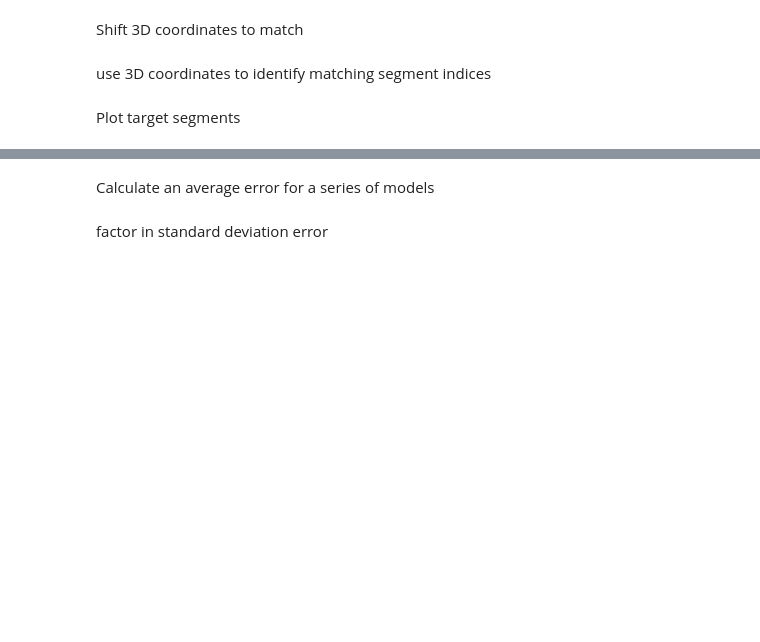
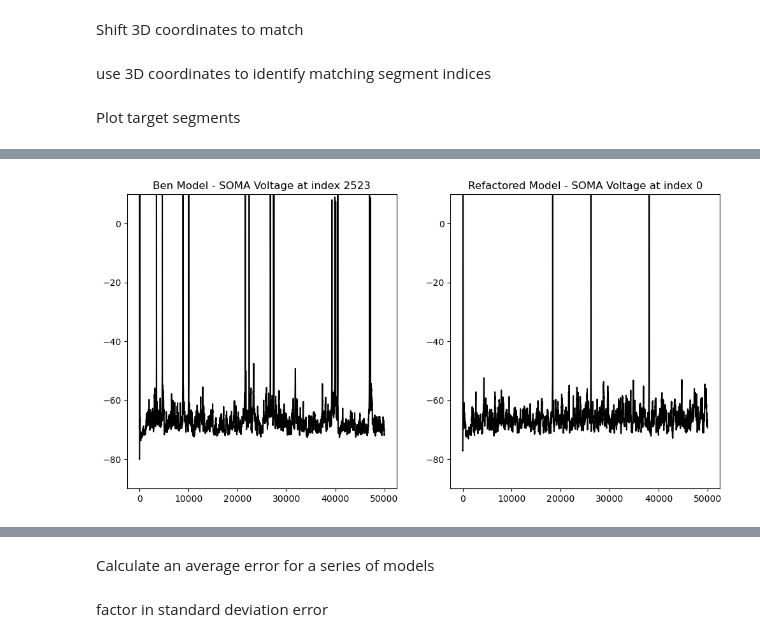
Before and after one commit to davidfague/Neural-Modeling, a Jupyter notebook: notebooks/compare_voltages.ipynb, the cells around one changed output, grey strips where cells are left out. Drawn from its saved outputs; the diff is of its cells as text; code cells hidden in the pictures; blank space fills up the shorter version.

```diff
--- a/notebooks/compare_voltages.ipynb
+++ b/notebooks/compare_voltages.ipynb
@@ -90,3 +124,5 @@ models['refactored'] = {
+# %%
+parameters = analysis.DataReader.load_parameters(sim_directory)
 # %%
 # Load segment data for both models
 segs_ben = pd.read_csv(ben_base_path + 'Segments.csv')
@@ -137,19 +178,22 @@ for model in models:
 # %%
-time_points=np.arange(0,50000)
+time_points=np.arange(0,int(parameters.h_tstop/parameters.h_dt))
+time_points = time_points[0:49999]
 colors = ['r*', 'g*', 'b*', 'm*', 'y*', 'k*']
 plt.figure(figsize=(12, 6))
 
 plt.subplot(1, 2, 1)
 plt.plot(models['ben']['v'][time_points, 2523], colors[-1].split('*')[0])
 plt.ylim([-90, 10])
 plt.title(f'Ben Model - SOMA Voltage at index {2523}')
 
 plt.subplot(1, 2, 2)
 plt.plot(models['refactored']['v'][time_points, 0], colors[-1].split('*')[0])
 plt.ylim([-90, 10])
 plt.title(f'Refactored Model - SOMA Voltage at index {0}')
 
 plt.show()
+# %% [output]
+[figure, added]
 # %%
 soma_segs_refactored = segs_refactored[segs_refactored['Type']=='soma']
 # %%
```
Also changed, not shown: parts of 16 cells of this notebook.
